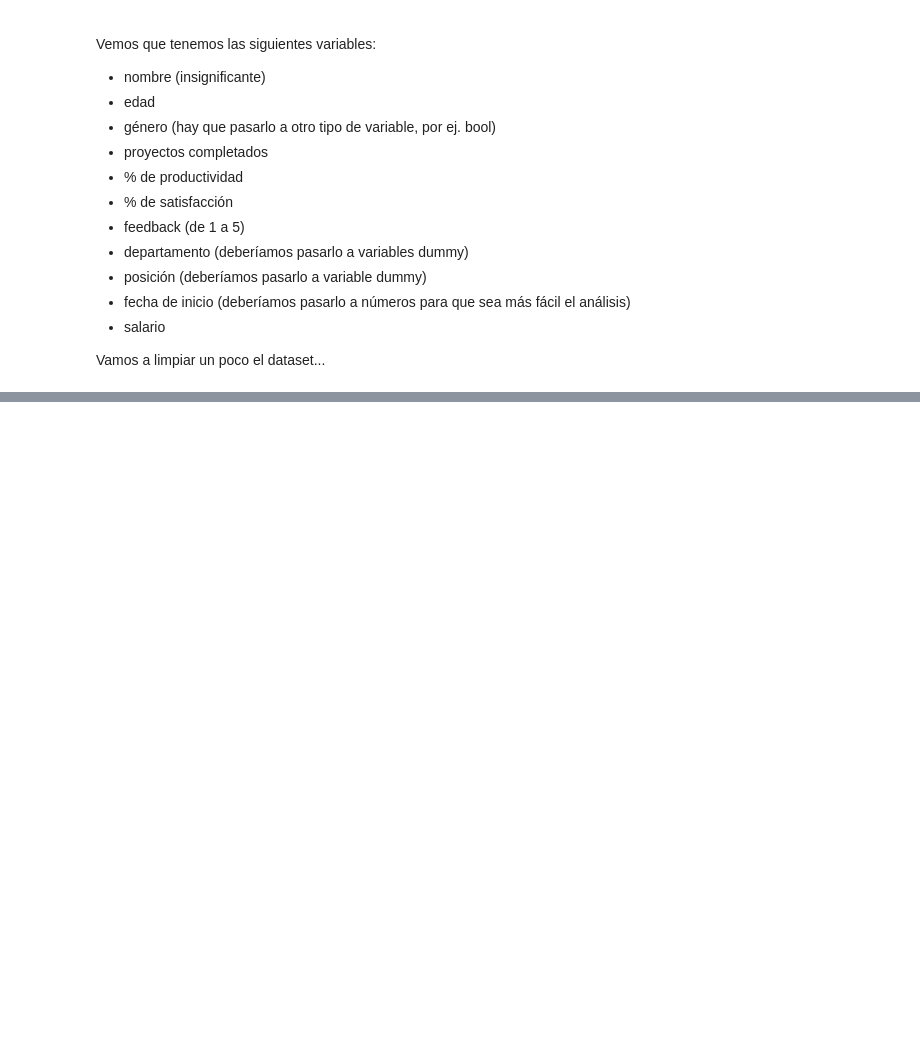
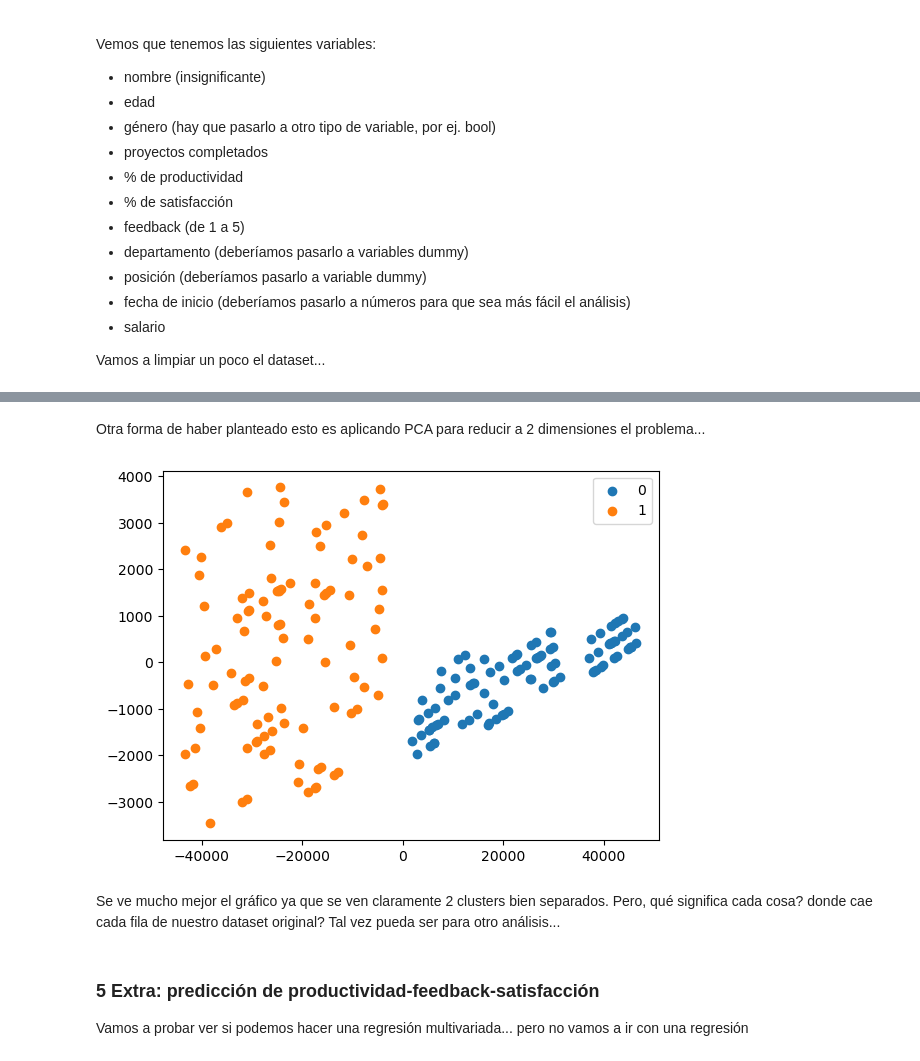
Before and after one commit to erikhromek/CEIOT-ML_TPF, a Jupyter notebook: TPF-v2.ipynb, the cells around one changed output, grey strips where cells are left out. Cells and saved outputs as stored; diff of their text form; code cells hidden in the pictures; blank space fills up the shorter version.

```diff
--- a/TPF-v2.ipynb
+++ b/TPF-v2.ipynb
@@ -40,0 +261,36 @@ dataset =
+# %% [markdown]
+Otra forma de haber planteado esto es aplicando PCA para reducir a 2 dimensiones el problema...
+# %%
+from sklearn.decomposition import PCA
+
+X = dataset_clean.iloc[:,:].values
+pca = PCA(n_components=2)
+
+pca.fit(X)
+
+dataset_pca = pca.fit_transform(X)
+
+from sklearn.cluster import KMeans
+
+#Initialize the class object
+kmeans = KMeans(n_clusters= 2, n_init='auto')
+
+#predict the labels of clusters.
+label = kmeans.fit_predict(dataset_pca)
+
+#Getting unique labels
+u_labels = np.unique(label)
+
+#plotting the results:
+for i in u_labels:
+    plt.scatter(dataset_pca[label == i , 0] , dataset_pca[label == i , 1] , label = i)
+plt.legend()
+plt.show()
+# %% [output]
+[figure, added]
+# %% [markdown]
+Se ve mucho mejor el gráfico ya que se ven claramente 2 clusters bien separados. Pero, qué significa cada cosa? donde cae cada fila de nuestro dataset original? Tal vez pueda ser para otro análisis...
+# %% [markdown]
+### 5 Extra: predicción de productividad-feedback-satisfacción
+
+Vamos a probar ver si podemos hacer una regresión multivariada... pero no vamos a ir con una regresión
```
Also changed, not shown: parts of 26 cells of this notebook.
